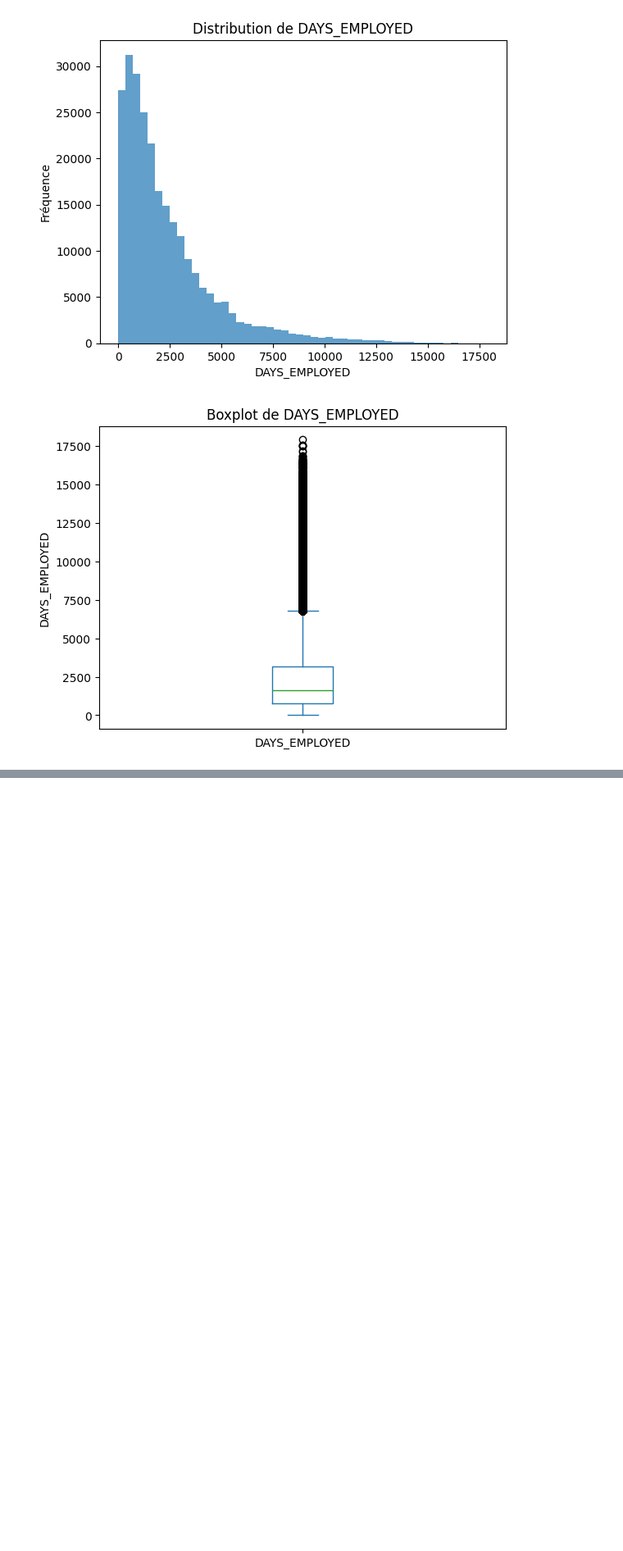
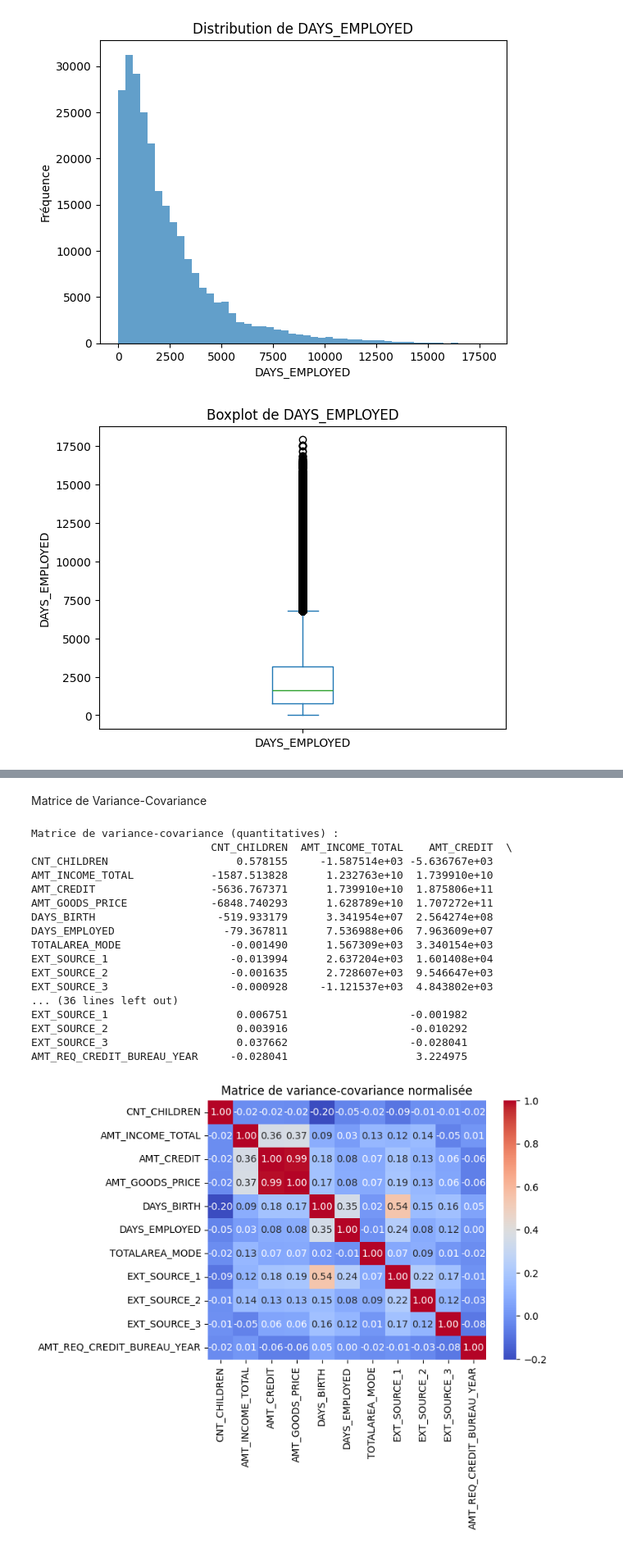
Before and after one commit to santinucomiti/scoring_project, a Jupyter notebook: notebooks/analyse_descritpive.ipynb, the cells around one changed output, grey strips where cells are left out. Shown at 82% size. Saved outputs shown, nothing was run; the diff lists cells and outputs as text; code cells hidden in the pictures; blank space fills up the shorter version.

```diff
--- a/notebooks/analyse_descritpive.ipynb
+++ b/notebooks/analyse_descritpive.ipynb
@@ -263,0 +389,46 @@ Name: DAYS_EMPLOYED, Length: 252136, dtype: int64
+# %% [markdown]
+Matrice de Variance-Covariance
+# %%
+# Extraire les variables quantitatives et retirer les valeurs manquantes
+quantitative_data = df[quantitative_vars].dropna()
+
+# Calculer la matrice de variance-covariance
+cov_matrix = quantitative_data.cov()
+
+
+
+# Afficher la matrice
+print("Matrice de variance-covariance (quantitatives) :")
+print(cov_matrix)
+
+import seaborn as sns
+
+# Normalisation des variables quantitatives
+quantitative_data_normalized = (quantitative_data - quantitative_data.mean()) / quantitative_data.std()
+
+# Calcul de la nouvelle matrice de variance-covariance
+cov_matrix_normalized = quantitative_data_normalized.cov()
+
+# Heatmap avec les données normalisées
+sns.heatmap(cov_matrix_normalized, annot=True, fmt=".2f", cmap="coolwarm")
+plt.title("Matrice de variance-covariance normalisée")
+plt.show()
+# %% [output]
+Matrice de variance-covariance (quantitatives) :
+                            CNT_CHILDREN  AMT_INCOME_TOTAL    AMT_CREDIT  \
+CNT_CHILDREN                    0.578155     -1.587514e+03 -5.636767e+03
+AMT_INCOME_TOTAL            -1587.513828      1.232763e+10  1.739910e+10
+AMT_CREDIT                  -5636.767371      1.739910e+10  1.875806e+11
+AMT_GOODS_PRICE             -6848.740293      1.628789e+10  1.707272e+11
+DAYS_BIRTH                   -519.933179      3.341954e+07  2.564274e+08
+DAYS_EMPLOYED                 -79.367811      7.536988e+06  7.963609e+07
+TOTALAREA_MODE                 -0.001490      1.567309e+03  3.340154e+03
+EXT_SOURCE_1                   -0.013994      2.637204e+03  1.601408e+04
+EXT_SOURCE_2                   -0.001635      2.728607e+03  9.546647e+03
+EXT_SOURCE_3                   -0.000928     -1.121537e+03  4.843802e+03
+... (36 lines left out)
+EXT_SOURCE_1                    0.006751                   -0.001982
+EXT_SOURCE_2                    0.003916                   -0.010292
+EXT_SOURCE_3                    0.037662                   -0.028041
+AMT_REQ_CREDIT_BUREAU_YEAR     -0.028041                    3.224975
+[figure, added]
```
Also changed, not shown: parts of 11 cells of this notebook, 1 other file.
